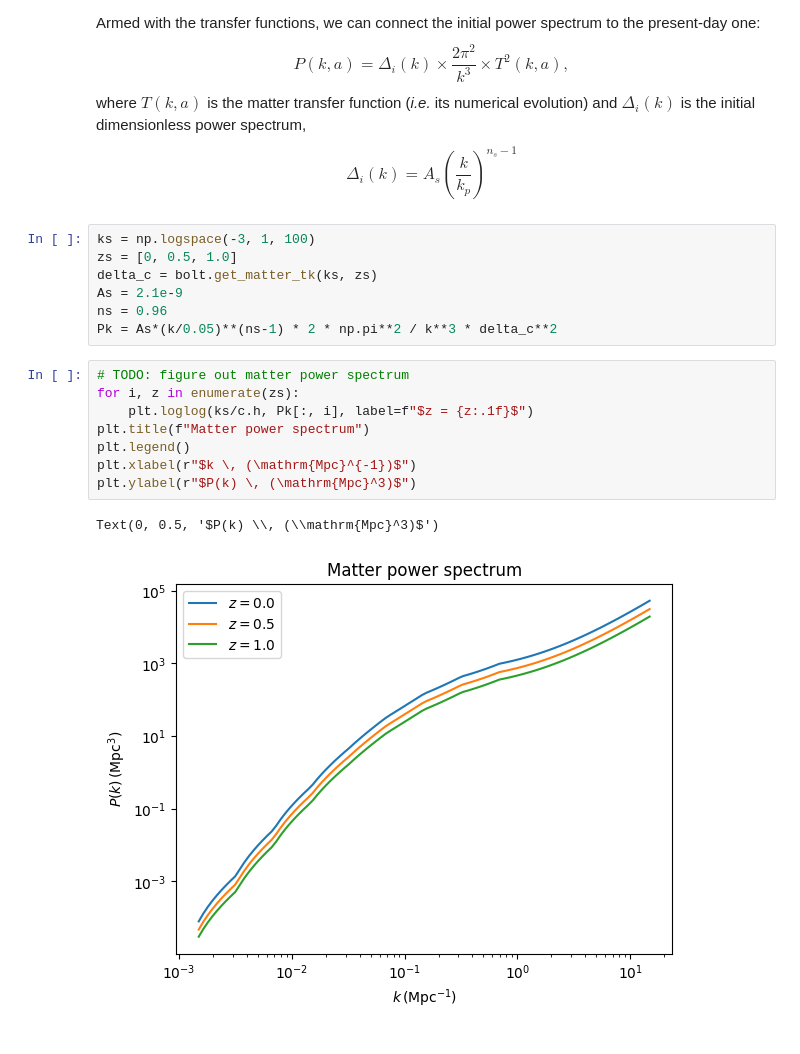
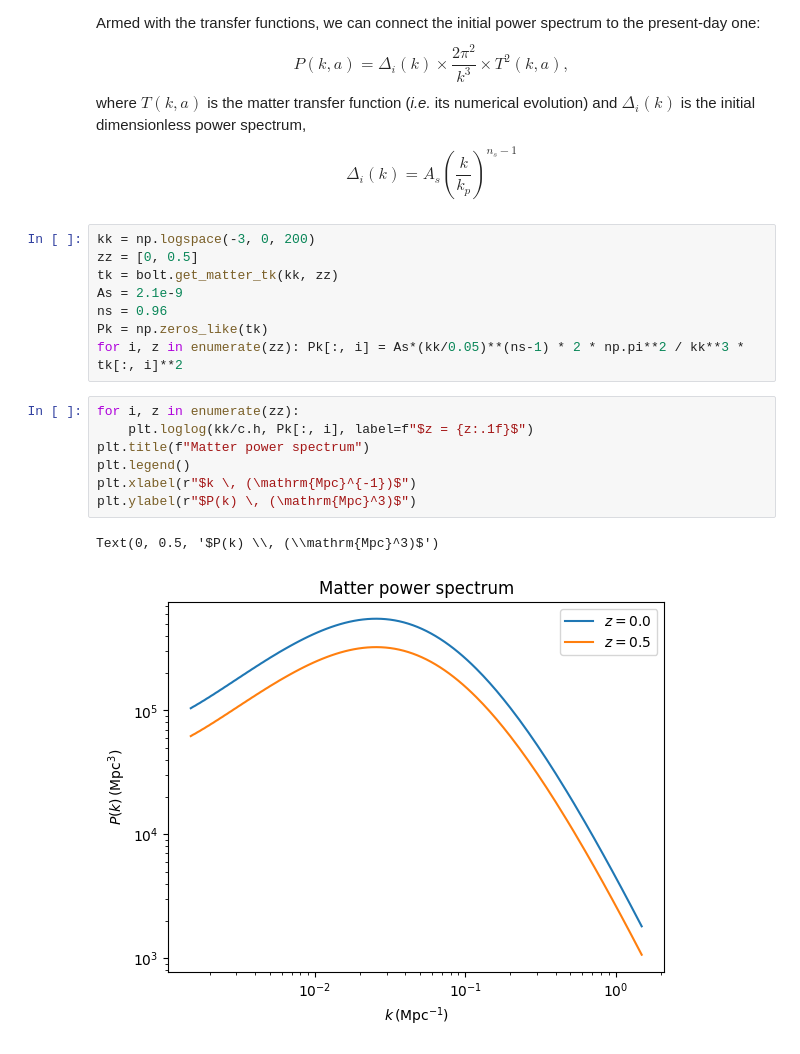
Before and after one commit to joaoreboucas1/bolt, a Jupyter notebook: examples/matter_tk_pk.ipynb, the cells around one changed output. Drawn from its saved outputs; the diff is of its cells as text.

```diff
--- a/docs/matter_tk_pk.ipynb
+++ b/examples/matter_tk_pk.ipynb
@@ -57,20 +57,20 @@ where $T(k, a)$ is the matter transfer function (*i.e.* its numerical evolution)
     \Delta_i(k) = A_s\left( \frac{k}{k_p}\right)^{n_s - 1}
 \end{equation*}
 # %%
-ks = np.logspace(-3, 1, 100)
-zs = [0, 0.5, 1.0]
-delta_c = bolt.get_matter_tk(ks, zs)
+kk = np.logspace(-3, 0, 200)
+zz = [0, 0.5]
+tk = bolt.get_matter_tk(kk, zz)
 As = 2.1e-9
 ns = 0.96
-Pk = As*(k/0.05)**(ns-1) * 2 * np.pi**2 / k**3 * delta_c**2
+Pk = np.zeros_like(tk)
+for i, z in enumerate(zz): Pk[:, i] = As*(kk/0.05)**(ns-1) * 2 * np.pi**2 / kk**3 * tk[:, i]**2
 # %%
-# TODO: figure out matter power spectrum
-for i, z in enumerate(zs):
-    plt.loglog(ks/c.h, Pk[:, i], label=f"$z = {z:.1f}$")
+for i, z in enumerate(zz):
+    plt.loglog(kk/c.h, Pk[:, i], label=f"$z = {z:.1f}$")
 plt.title(f"Matter power spectrum")
 plt.legend()
 plt.xlabel(r"$k \, (\mathrm{Mpc}^{-1})$")
 plt.ylabel(r"$P(k) \, (\mathrm{Mpc}^3)$")
 # %% [output]
 Text(0, 0.5, '$P(k) \\, (\\mathrm{Mpc}^3)$')
-[figure, old version]
+[figure, new version]
```
Also changed, not shown: 13 other files.
